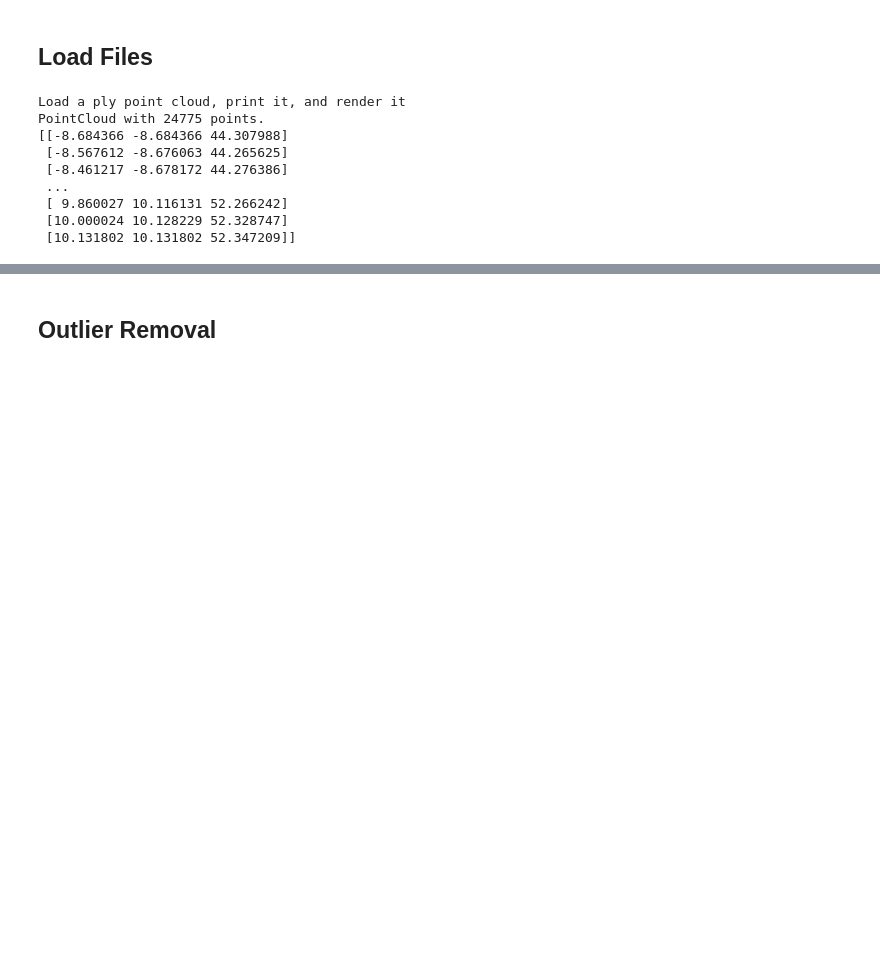
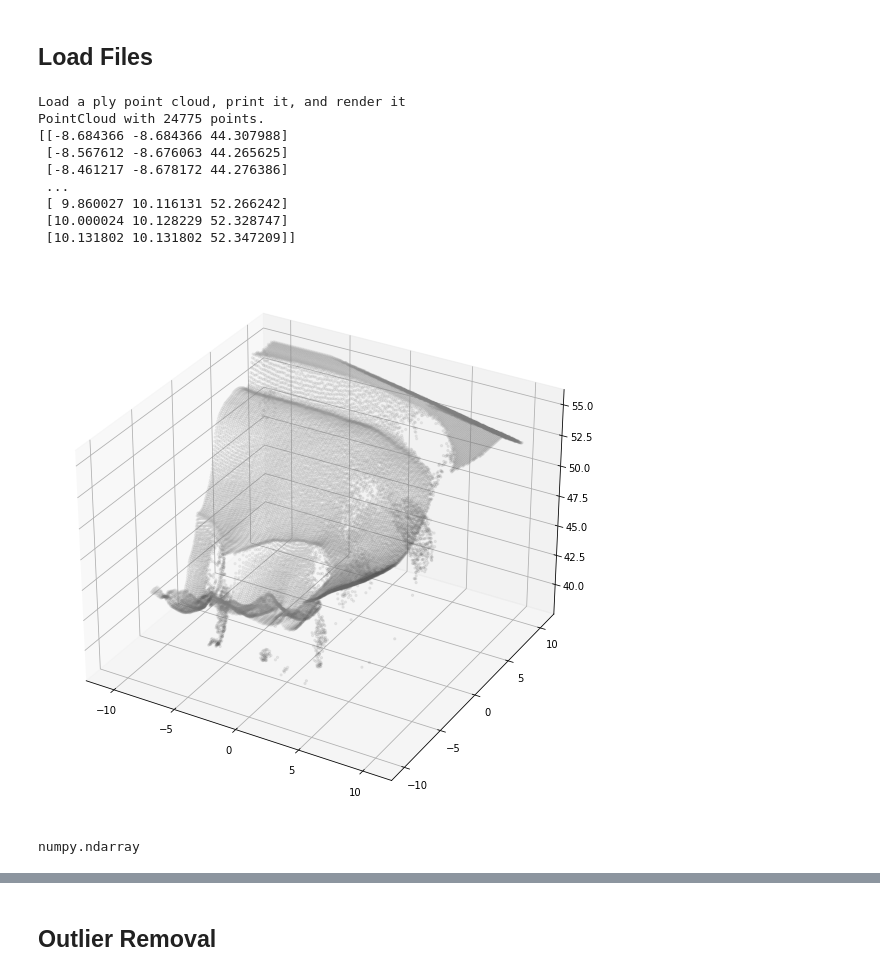
Before and after one commit to BasianLesi/02507-Project_work_Image_Analysis_and_Computer_Graphics, a Jupyter notebook: notebooks/TIM_PointClouds_v_1_0.ipynb, the cells around one changed output, grey strips where cells are left out. Drawn from its saved outputs; the diff is of its cells as text; code cells hidden in the pictures; blank space fills up the shorter version.

```diff
--- a/notebooks/TIM_PointClouds_v_1_0.ipynb
+++ b/notebooks/TIM_PointClouds_v_1_0.ipynb
@@ -12,16 +42,22 @@ from sklearn import cluster, datasets, mixture
 # %%
 print("Load a ply point cloud, print it, and render it")
 pcd = o3d.io.read_point_cloud("../data/plyfolder/points0.ply")
 print(pcd)
 print(np.asarray(pcd.points))
-o3d.visualization.draw_geometries([pcd])
+#o3d.visualization.draw_geometries([pcd])
+plotCloud(pcd)
 # %% [output]
 Load a ply point cloud, print it, and render it
 PointCloud with 24775 points.
 [[-8.684366 -8.684366 44.307988]
  [-8.567612 -8.676063 44.265625]
  [-8.461217 -8.678172 44.276386]
  ...
  [ 9.860027 10.116131 52.266242]
  [10.000024 10.128229 52.328747]
  [10.131802 10.131802 52.347209]]
+[figure, added]
+# %%
+type(np.asarray(pcd.points))
+# %% [output]
+numpy.ndarray
```
Also changed, not shown: parts of 5 cells of this notebook.
